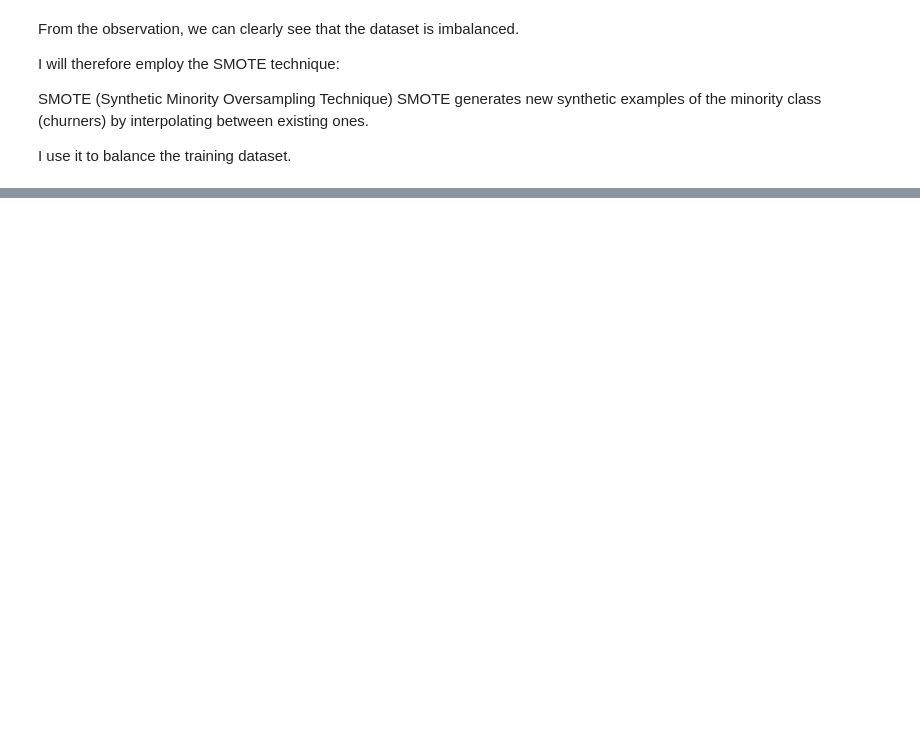
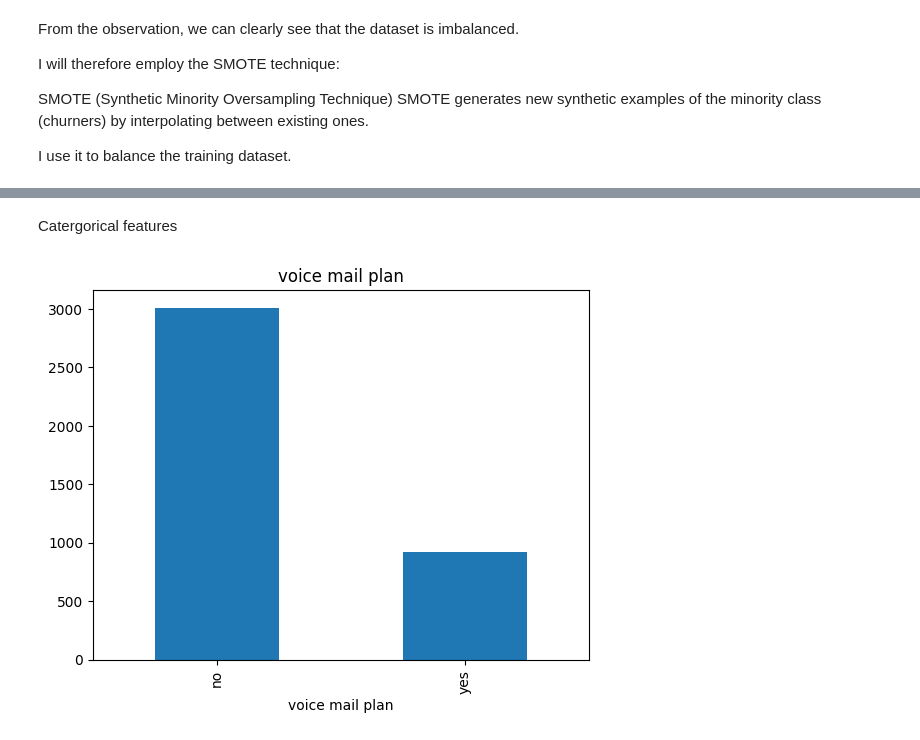
Before and after one commit to Kelvin-Shilisia/syriatel-churn-classifier, a Jupyter notebook: syriatel-churn-classifier.ipynb, the cells around one changed output, grey strips where cells are left out. Drawn from its saved outputs; the diff is of its cells as text; code cells hidden in the pictures; blank space fills up the shorter version.

```diff
--- a/syriatel-churn-classifier.ipynb
+++ b/syriatel-churn-classifier.ipynb
@@ -165,0 +178,7 @@ SyntaxError: invalid character '’' (U+2019) (1192773248.py, line 6)
+# %% [markdown]
+Catergorical features
+# %%
+for col in categorical:
+    df[col].value_counts().plot(kind='bar', title=col)
+# %% [output]
+[figure, added]
```
Also changed, not shown: parts of 14 cells of this notebook.
